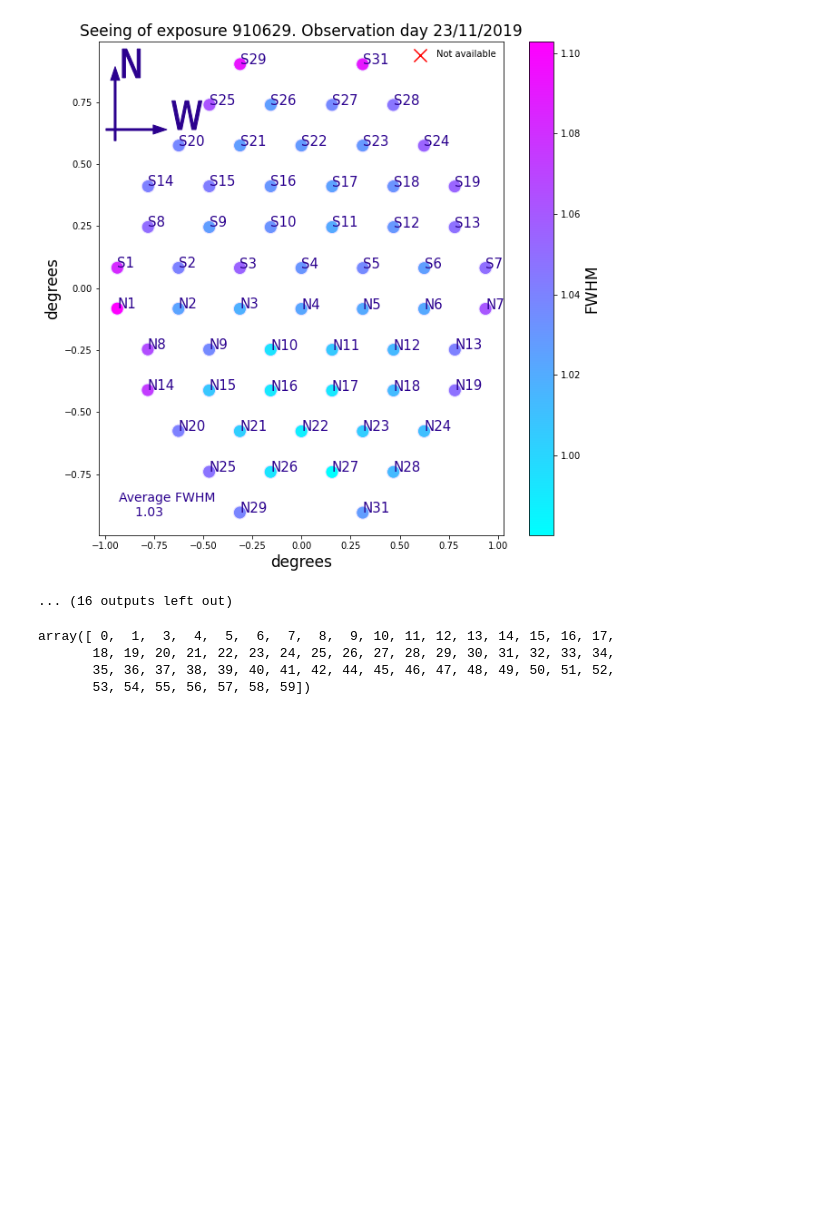
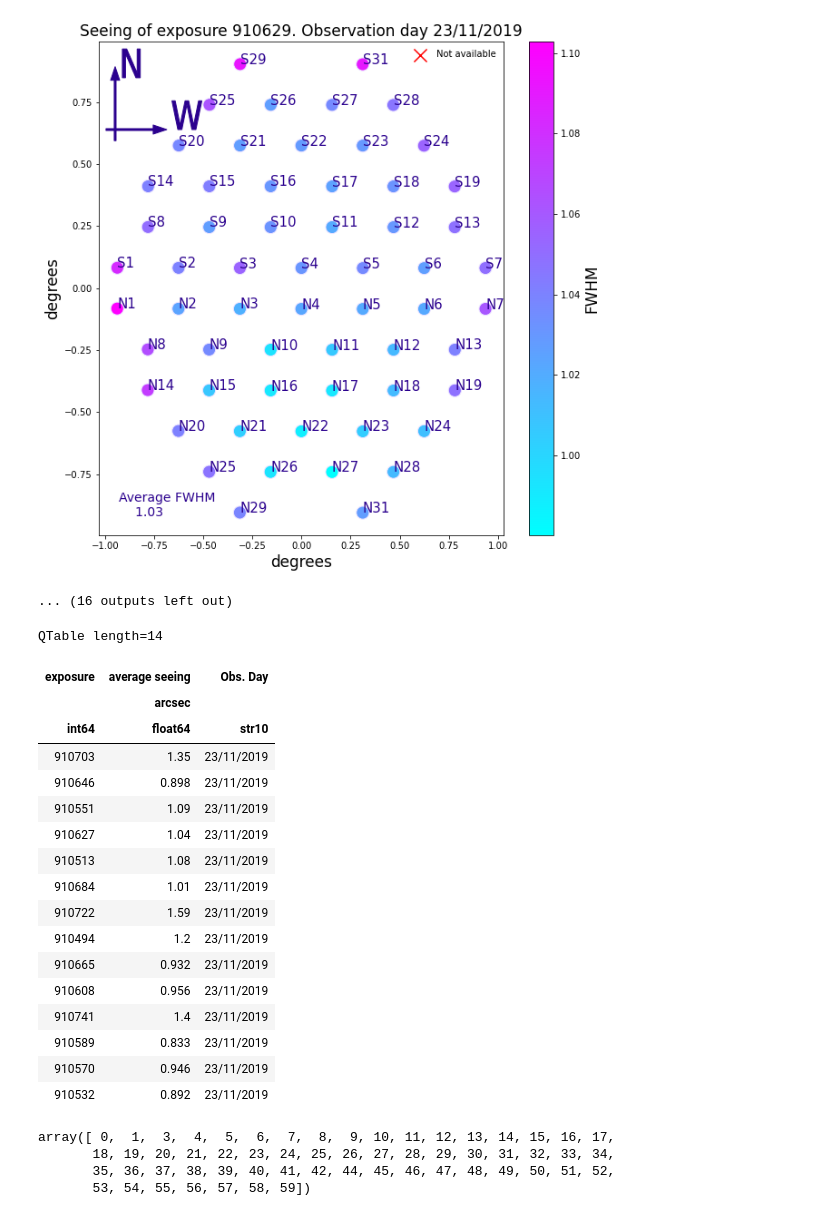
Before and after one commit to PauCaBu/LSST_notebooks, a Jupyter notebook: Seeing.ipynb, the cells around one changed output. Drawn from its saved outputs; the diff is of its cells as text; code cells hidden in the pictures; blank space fills up the shorter version.

```diff
--- a/Seeing.ipynb
+++ b/Seeing.ipynb
@@ -193,14 +279,15 @@ def ObsDay(od):
 # %% [markdown]
 <font size="3"> We can now calculate the average seeing for every exposure, and build a table. We have the option to plot the seeing of all detectors for every exposure, so we do that! hehe
 # %%
-field = "Pointing6"#"Blind15A_25"
-collection = 'processCcdOutputs'#{}'.format(field)
+repo = '/home/jahumada/eridanus_data/processed/'
+field = "Pointing6"
+collection = 'processCcdOutputs'#.format(field)
 visits = data[data['target_name']=='{}'.format(field)].exposure#.iloc[0]]
 OD = ObsDay(data[data['target_name']=='{}'.format(field)].day_obs)
 avg_seeing = []
 for i in range(len(visits)):
     print('Visit: ',visits.iloc[i])
-    avg_seeing.append(checkSeeing(collection,visits.iloc[i],OD[i],'calexp', plot=True)[0])
+    avg_seeing.append(checkSeeing(repo,collection,visits.iloc[i],OD[i],'calexp', plot=True)[0])
 # %% [output]
 Visit:  910496
 [figure]
@@ -219,6 +306,27 @@ Visit:  910629
 t = QTable([visits, avg_seeing*u.arcsec, OD],
             names=('exposure', 'average seeing', 'Obs. Day'),
             meta={'name': 'first table'})
+# %%
+t
+# %% [output]
+QTable length=14
+| exposure | average seeing | Obs. Day |
+|  | arcsec |  |
+| int64 | float64 | str10 |
+| 910703 | 1.35 | 23/11/2019 |
+| 910646 | 0.898 | 23/11/2019 |
+| 910551 | 1.09 | 23/11/2019 |
+| 910627 | 1.04 | 23/11/2019 |
+| 910513 | 1.08 | 23/11/2019 |
+| 910684 | 1.01 | 23/11/2019 |
+| 910722 | 1.59 | 23/11/2019 |
+| 910494 | 1.2 | 23/11/2019 |
+| 910665 | 0.932 | 23/11/2019 |
+| 910608 | 0.956 | 23/11/2019 |
+| 910741 | 1.4 | 23/11/2019 |
+| 910589 | 0.833 | 23/11/2019 |
+| 910570 | 0.946 | 23/11/2019 |
+| 910532 | 0.892 | 23/11/2019 |
 # %%
 l = np.array([-1, -1, 1.0511027349179625, -1, -1, -1, -1, -1, -1, -1, -1, -1, -1, -1, -1, -1, -1, -1, -1, -1, -1, -1, -1, -1, -1, -1, -1, -1, -1, -1, -1, -1, -1, -1, -1, -1, -1, -1, -1, -1, -1, -1, -1, 1.1488508458892224, -1, -1, -1, -1, -1, -1, -1, -1, -1, -1, -1, -1, -1, -1, -1, -1])
 j, = np.where(l==-1)
```
Also changed, not shown: parts of 5 cells of this notebook.
